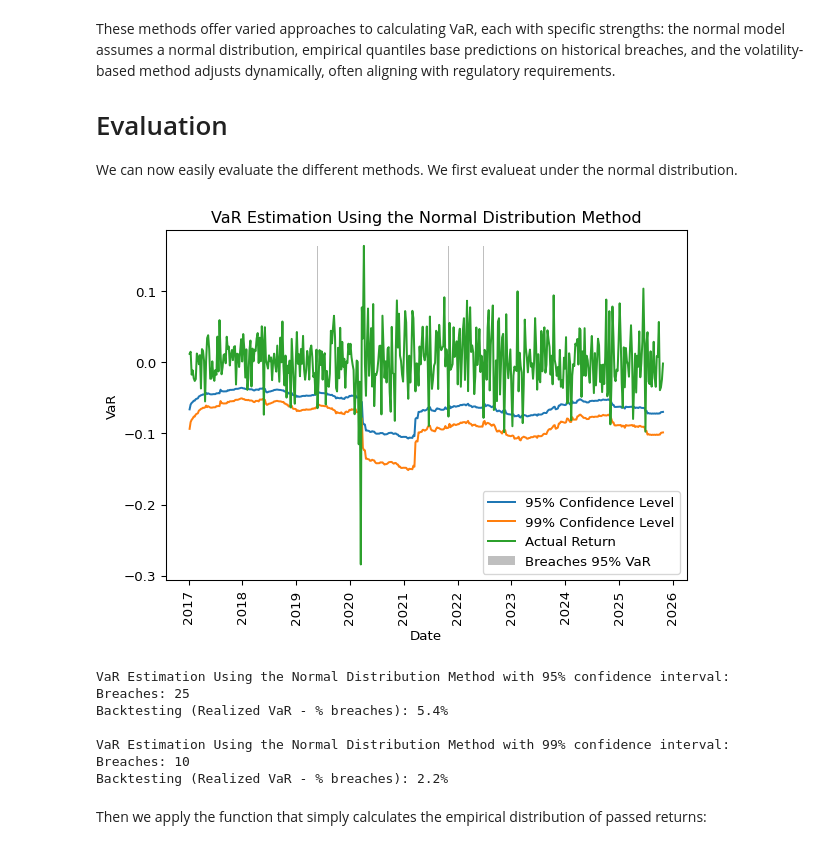
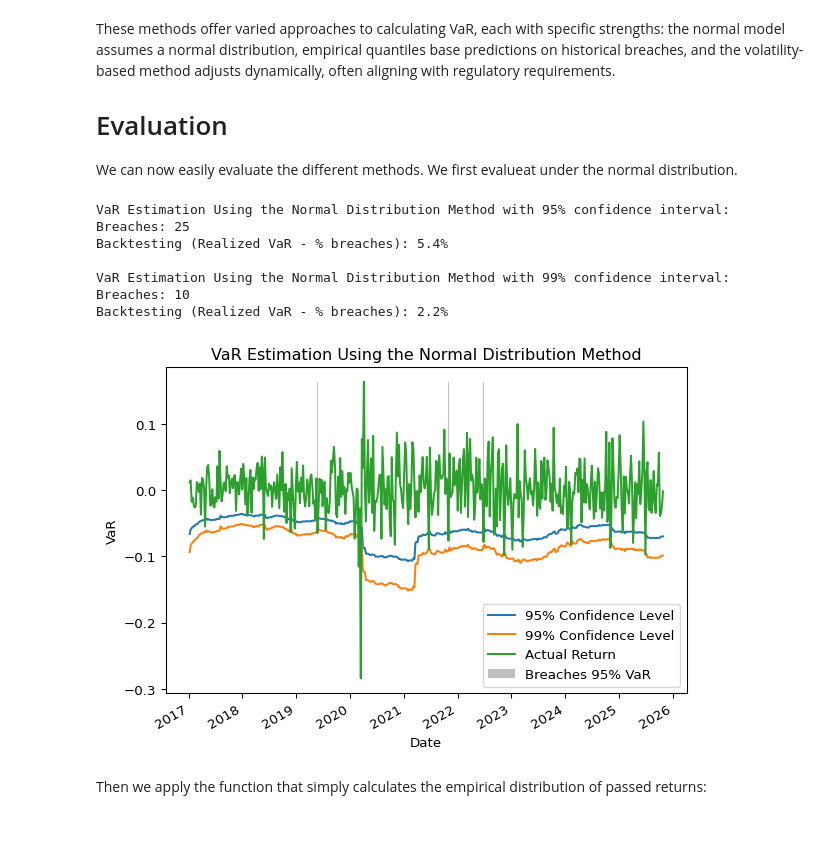
Before and after one commit to uit-sok-3011-h25/uit-sok-3011-h25.github.io, a Jupyter notebook: finans/5-lecture_VaR.ipynb, the cells around one changed output. Drawn from its saved outputs; the diff is of its cells as text; code cells hidden in the pictures.

```diff
--- a/finans/5-lecture_VaR.ipynb
+++ b/finans/5-lecture_VaR.ipynb
@@ -162,3 +124,37 @@ def evaluate(plt, d95, d99, ret, dates, heading):
+# %%
+import numpy as np
+
+def evaluate(df, heading):
+    # Compute breach columns directly in the DataFrame
+    df['breach_95'] = (df['VaR_95'] > df['Return']).astype(int)
+    df['breach_99'] = (df['VaR_99'] > df['Return']).astype(int)
+    df['breaches_95_height'] = df['breach_95'] * df['Return'].max()
+
+    # Plot VaR and Return lines
+    ax = df.plot(x='Date', y=['VaR_95', 'VaR_99', 'Return'],
+                 label=['95% Confidence Level', '99% Confidence Level', 'Actual Return'])
+
+    # Overlay bars for 95% breaches
+    ax.bar(df['Date'], df['breaches_95_height'],
+           color='gray', alpha=0.5, width=0.5, label='Breaches 95% VaR')
+
+    # Labels and title
+    ax.set_ylabel('VaR')
+    ax.set_xlabel('Date')
+    ax.set_title(heading)
+    ax.legend(loc="lower right")
+    ax.figure.autofmt_xdate()
+
+    # Backtesting stats
+    backtest_results = [
+        np.round(df['breach_95'].mean() * 100, 1),
+        np.round(df['breach_99'].mean() * 100, 1)
+    ]
+
+    for level, breaches, pct in zip([95, 99], ['breach_95', 'breach_99'], backtest_results):
+        print(f"{heading} with {level}% confidence interval:\n"
+              f"Breaches: {df[breaches].sum()}\n"
+              f"Backtesting (Realized VaR - % breaches): {pct}%\n")
 # %% [markdown]
 This function provides a visual and numerical evaluation of VaR
 accuracy. The plot shows the 95% and 99% VaR levels alongside the actual
@@ -185,8 +181,9 @@ function `norm.ppf(PVALS)`. This is implemented as follows
 # %%
 PVALS = [0.05, 0.01]  # Confidence intervals (95% and 99%)
 from scipy.stats import norm
-
-def normal_est(x, sigmalist):
+def normal_est(x, record):
     z = norm.ppf(PVALS)  # Z-scores for the specified confidence levels
     sigma = np.std(x, ddof=1)  # Sample standard deviation
     return z[0] * sigma, z[1] * sigma, sigma
+
+print(norm.ppf(PVALS))
@@ -246,21 +249,20 @@ under the normal distribution.
 # %%
 NAME = 'EQNR'
 ESTIMATION_WINSIZE = 52
 
-(normal95, normal99,
- sigma, dates, ret )= generate_backtest(normal_est,
+rec= generate_backtest(normal_est,
         df, NAME, ESTIMATION_WINSIZE)
-evaluate(plt, normal95, normal99, ret, dates,
+evaluate(rec,
          'VaR Estimation Using the Normal Distribution Method')
 # %% [output]
+VaR Estimation Using the Normal Distribution Method with 95% confidence interval:
+Breaches: 25
+Backtesting (Realized VaR - % breaches): 5.4%
+
+VaR Estimation Using the Normal Distribution Method with 99% confidence interval:
+Breaches: 10
+Backtesting (Realized VaR - % breaches): 2.2%
-[figure, old version]
+[figure, new version]
-VaR Estimation Using the Normal Distribution Method with 95% confidence interval:
-Breaches: 25
-Backtesting (Realized VaR - % breaches): 5.4%
-
-VaR Estimation Using the Normal Distribution Method with 99% confidence interval:
-Breaches: 10
-Backtesting (Realized VaR - % breaches): 2.2%
 # %% [markdown]
 Then we apply the function that simply calculates the empirical
 distribution of passed returns:
```
Also changed, not shown: parts of 7 cells of this notebook, 5 other files.
